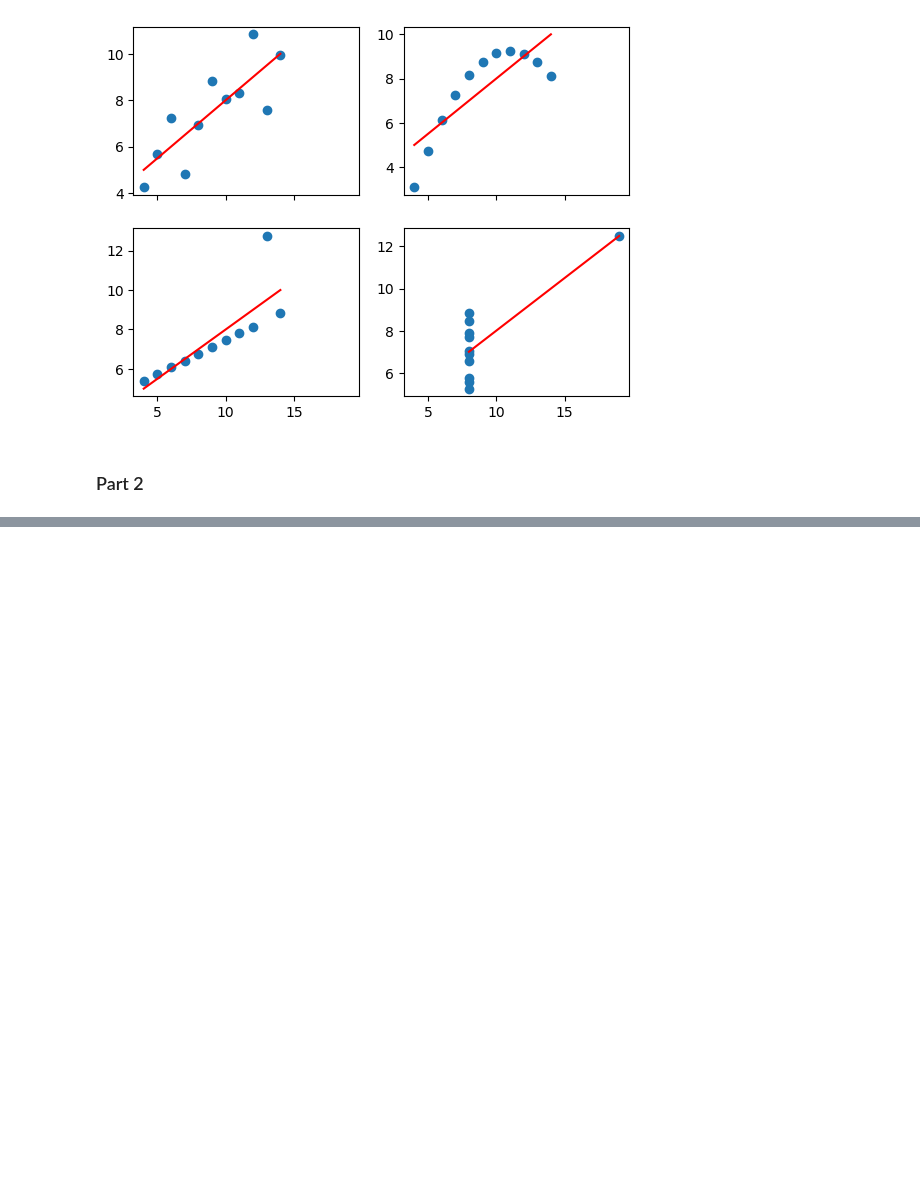
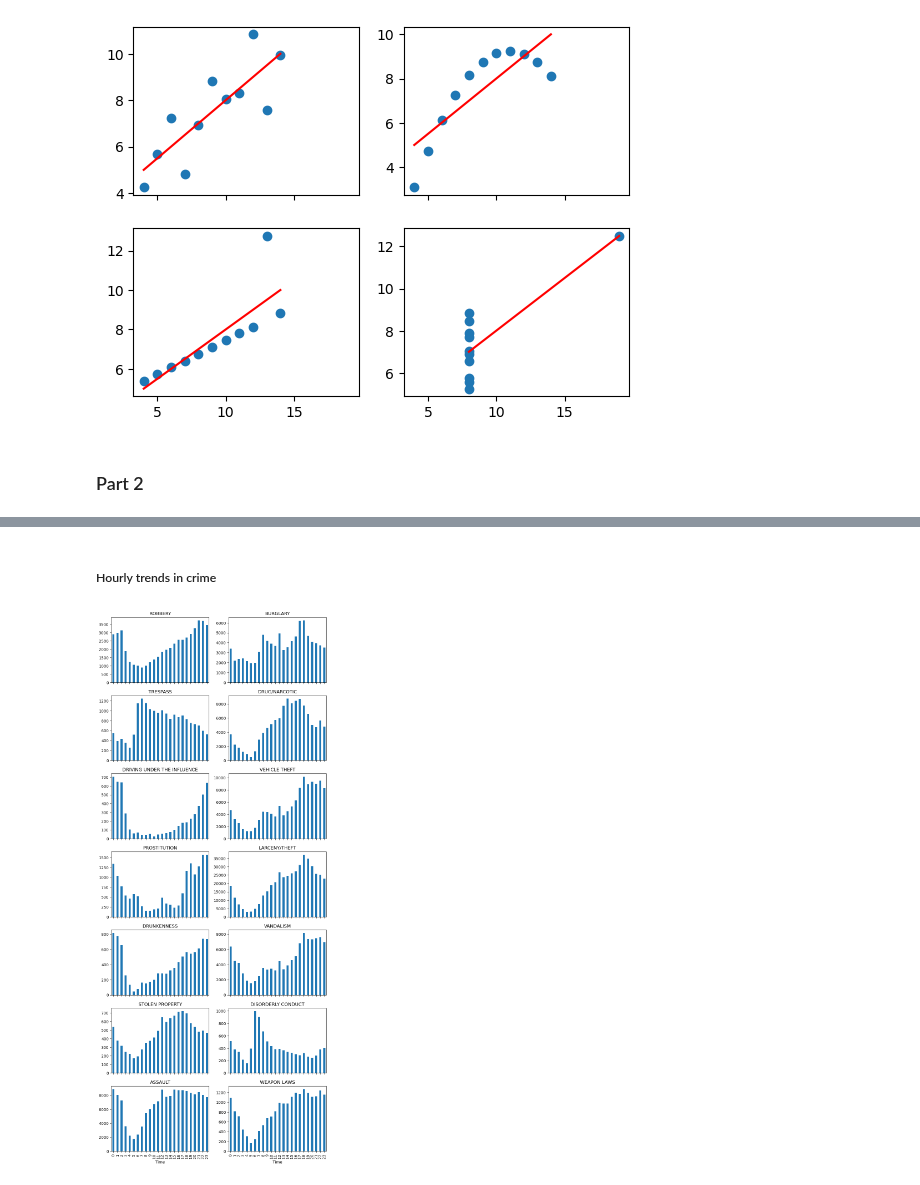
Before and after one commit to vivivaradi/socialdata2023, a Jupyter notebook: weeks/week2_Vivi.ipynb, the cells around one changed output, grey strips where cells are left out. Saved outputs shown, nothing was run; the diff lists cells and outputs as text; code cells hidden in the pictures; blank space fills up the shorter version.

```diff
--- a/weeks/week2_Vivi.ipynb
+++ b/weeks/week2_Vivi.ipynb
@@ -141,0 +241,8 @@ for crime, df in categorizedDaily.items():
+# %% [markdown]
+##### Hourly trends in crime
+# %%
+fig, axes = plt.subplots(nrows=7, ncols=2, sharex=True)
+for i, (crime, df) in enumerate(categorizedHourly.items()):
+    df['Count'].plot(kind='bar', ax=axes[i//2, i%2], title=crime, figsize=(10,25), legend=None)
+# %% [output]
+[figure, added]
```
Also changed, not shown: parts of 11 cells of this notebook.
